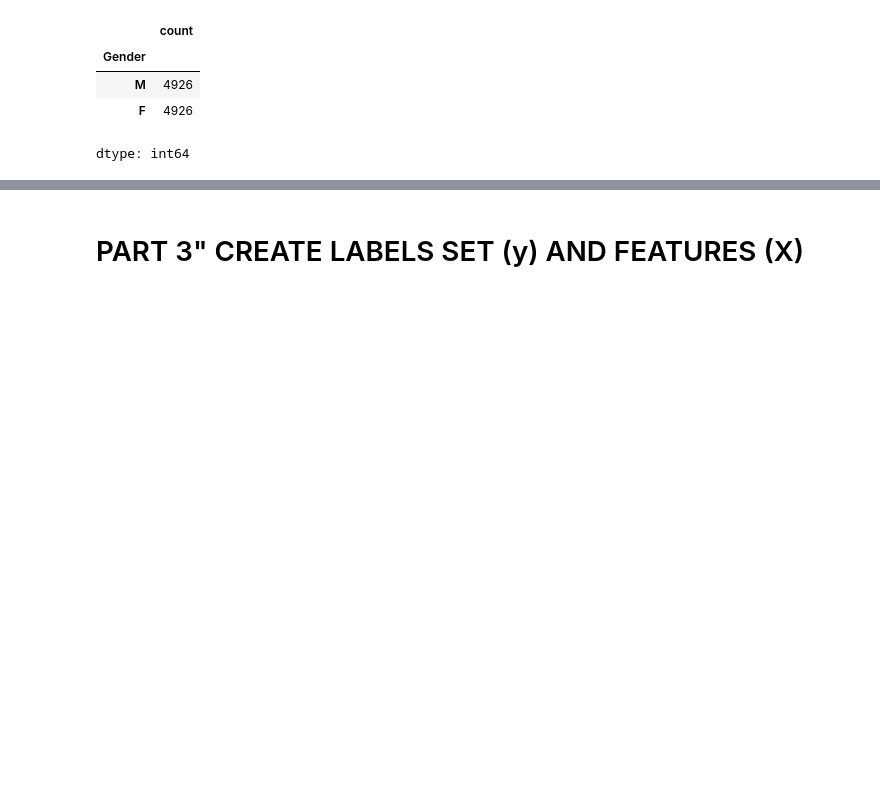
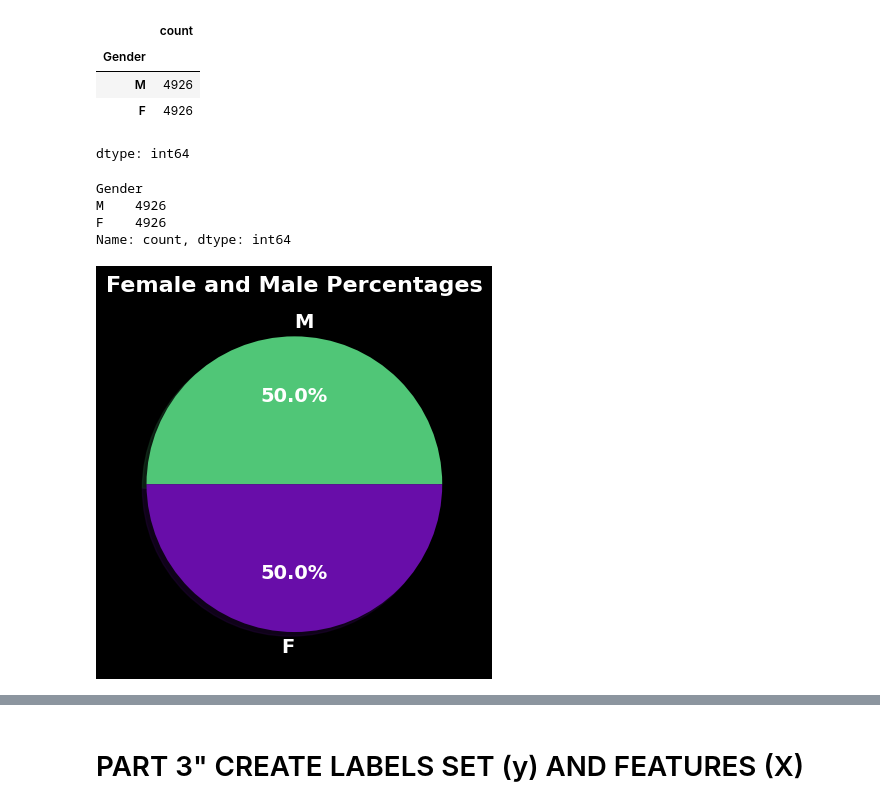
Before and after one commit to lisethrubio/Project4-Machine_Learning_Model, a Jupyter notebook: Optimized_trained_model_TensorFlow.ipynb, the cells around one changed output, grey strips where cells are left out. Cells and saved outputs as stored; diff of their text form; code cells hidden in the pictures; blank space fills up the shorter version.

```diff
--- a/Optimized_trained_model_TensorFlow.ipynb
+++ b/Optimized_trained_model_TensorFlow.ipynb
@@ -136,6 +144,31 @@ body_performance_df['Gender'].value_counts()
 | M | 4926 |
 | F | 4926 |
 dtype: int64
+# %%
+pie_chart_gender = body_performance_df['Gender'].value_counts()
+
+print(pie_chart_gender)
+
+# Updated colors to use the extracted bright green and fuchsia
+colors = ['#50C677', '#680DA9', '#F8F8FF']
+
+# Custom colors and a black background
+fig, ax = plt.subplots()
+fig.patch.set_facecolor('black')
+ax.set_facecolor('black')
+
+# Pie chart with bold, larger text
+ax.pie(pie_chart_gender, labels=pie_chart_gender.index, autopct='%1.1f%%', shadow=True, colors=colors[:len(pie_chart_gender)],
+       textprops={'color': 'white', 'weight': 'bold', 'fontsize': 14})
+ax.set_title("Female and Male Percentages", color='white', fontsize=16, weight='bold')
+
+plt.show()
+# %% [output]
+Gender
+M    4926
+F    4926
+Name: count, dtype: int64
+[figure, added]
 # %%
 body_performance_df.head()
 # %% [output]
```
Also changed, not shown: parts of 10 cells of this notebook.
